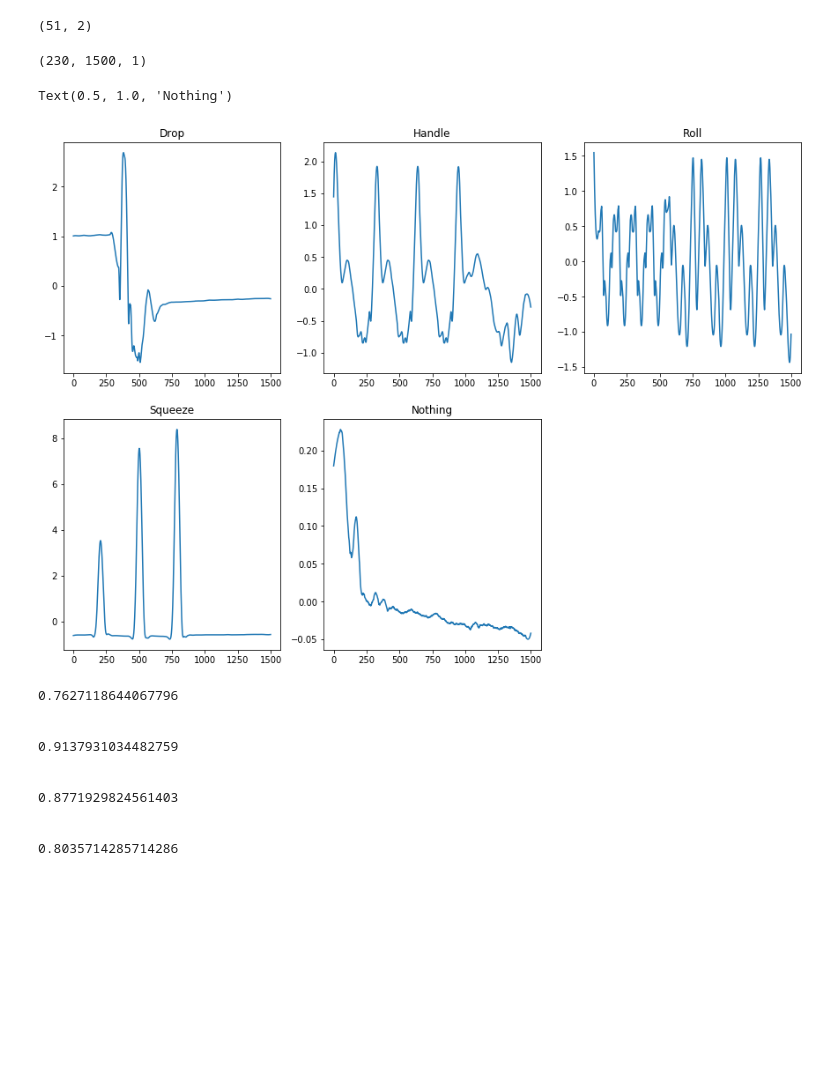
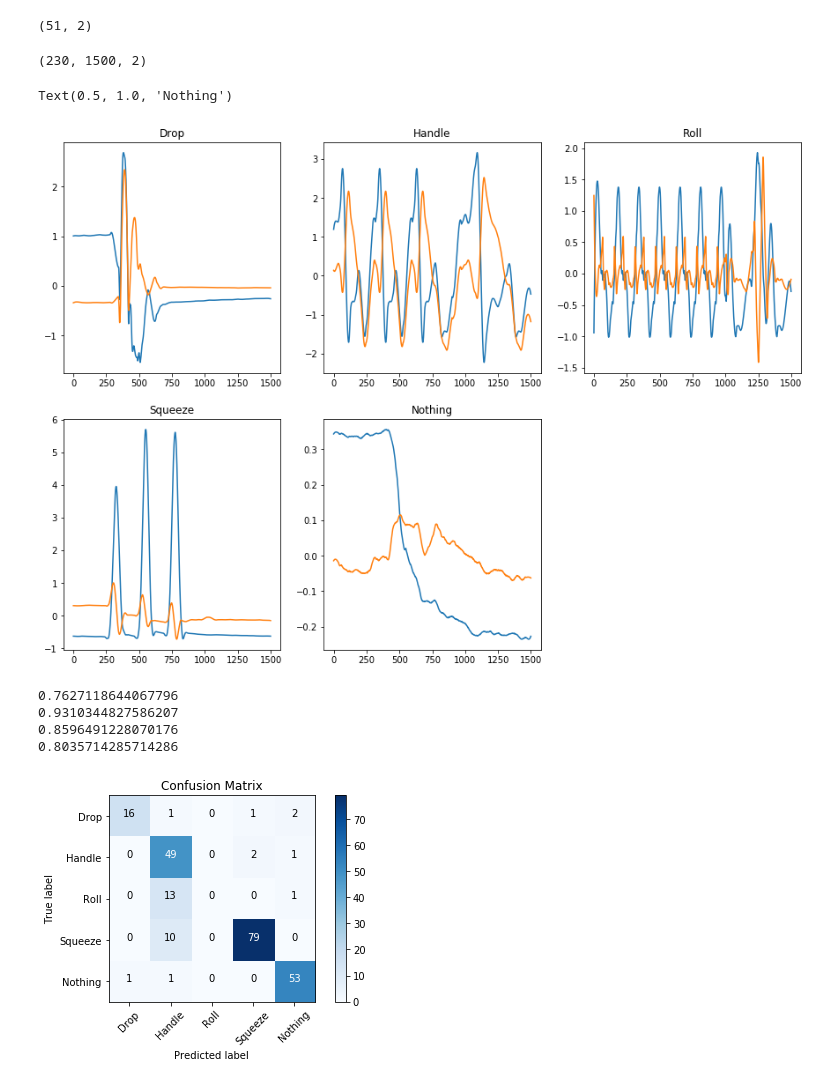
Before and after one commit to yash181/Tensegrity-HRI, a Jupyter notebook: AlbertDP.ipynb, the cells around one changed output. Saved outputs shown, nothing was run; the diff lists cells and outputs as text; code cells hidden in the pictures; blank space fills up the shorter version.

```diff
--- a/AlbertDP.ipynb
+++ b/AlbertDP.ipynb
@@ -769,7 +737,7 @@ df.to_excel('C:/Users/alber/Desktop/BEST/Tensegrity-HRI/AUC_MD_3_ext.xlsx', shee
 # PCA on total data
 
 pcaTot = deepcopy(totRefined)
-pca = PCA(n_components = 1)
+pca = PCA(n_components = 2)
 numMats, _, _ = np.shape(pcaTot)
 for i in range(0, numMats):
     pcaTot[i] = pca.fit_transform(pcaTot[i])
@@ -1013,38 +962,39 @@ df.to_excel('C:/Users/alber/Desktop/BEST/Tensegrity-HRI/AUC_MD_4_ext.xlsx', shee
 # %%
 # PCA, just FSR
 pcaFSR = deepcopy(fsrRefined)
-pca = PCA(n_components = 1)
+pca = PCA(n_components = 2)
 
 for i in range(0, len(pcaFSR)):
     pcaFSR[i] = pca.fit_transform(pcaFSR[i])
 
 
 print(np.shape(pcaFSR))
 plt.figure(figsize=(15, 10))
 plt.subplots_adjust(bottom=0.1, top = 0.9, hspace=0.2)
+
 plt.subplot(231)
 plt.plot(pcaFSR[0])
 plt.title('Drop')
 
 plt.subplot(232)
-plt.plot(pcaFSR[21])
+plt.plot(pcaFSR[22])
 plt.title('Handle')
 
 plt.subplot(233)
-plt.plot(pcaFSR[73])
+plt.plot(pcaFSR[74])
 plt.title('Roll')
 
 plt.subplot(234)
-plt.plot(pcaFSR[88])
+plt.plot(pcaFSR[89])
 plt.title('Squeeze')
 
 plt.subplot(235)
-plt.plot(pcaFSR[178])
+plt.plot(pcaFSR[179])
 plt.title('Nothing')
 # %% [output]
-(230, 1500, 1)
+(230, 1500, 2)
 Text(0.5, 1.0, 'Nothing')
-[figure, old version]
+[figure, new version]
 # %%
 # Prepare data for algorithms
 nsamples2, nx2, ny2 = np.shape(pcaFSR)
@@ -1064,7 +1014,7 @@ all_probs = []
 for train_index, test_index in skf.split(X2, y2):
     X_train, X_test, y_train, y_test = X2[train_index], X2[test_index], y2[train_index], y2[test_index]
     nb = RandomForestClassifier(n_estimators = 125).fit(X_train, y_train)
-    print("\n")
+#     print("\n")
     print(nb.score(X_test, y_test))
     y_pred = nb.predict(X_test)
     y_pred_tot.extend(y_pred)
@@ -1078,12 +1028,12 @@ for train_index, test_index in skf.split(X2, y2):
         all_probs = np.append(all_probs, nb.predict_proba(X_test), axis = 0)
 # %% [output]
 0.7627118644067796
-
-
-0.9137931034482759
-
-
-0.8771929824561403
-
-
+0.9310344827586207
+0.8596491228070176
 0.8035714285714286
+# %%
+class_names = ['Drop', 'Handle', 'Roll', 'Squeeze', 'Nothing']
+pcaFSR_cnf_matrix = confusion_matrix(y_test_tot, y_pred_tot)
+plot_confusion_matrix(pcaFSR_cnf_matrix, classes=class_names, title='Confusion Matrix')
+# %% [output]
+[figure, added]
```
Also changed, not shown: parts of 21 cells of this notebook.
